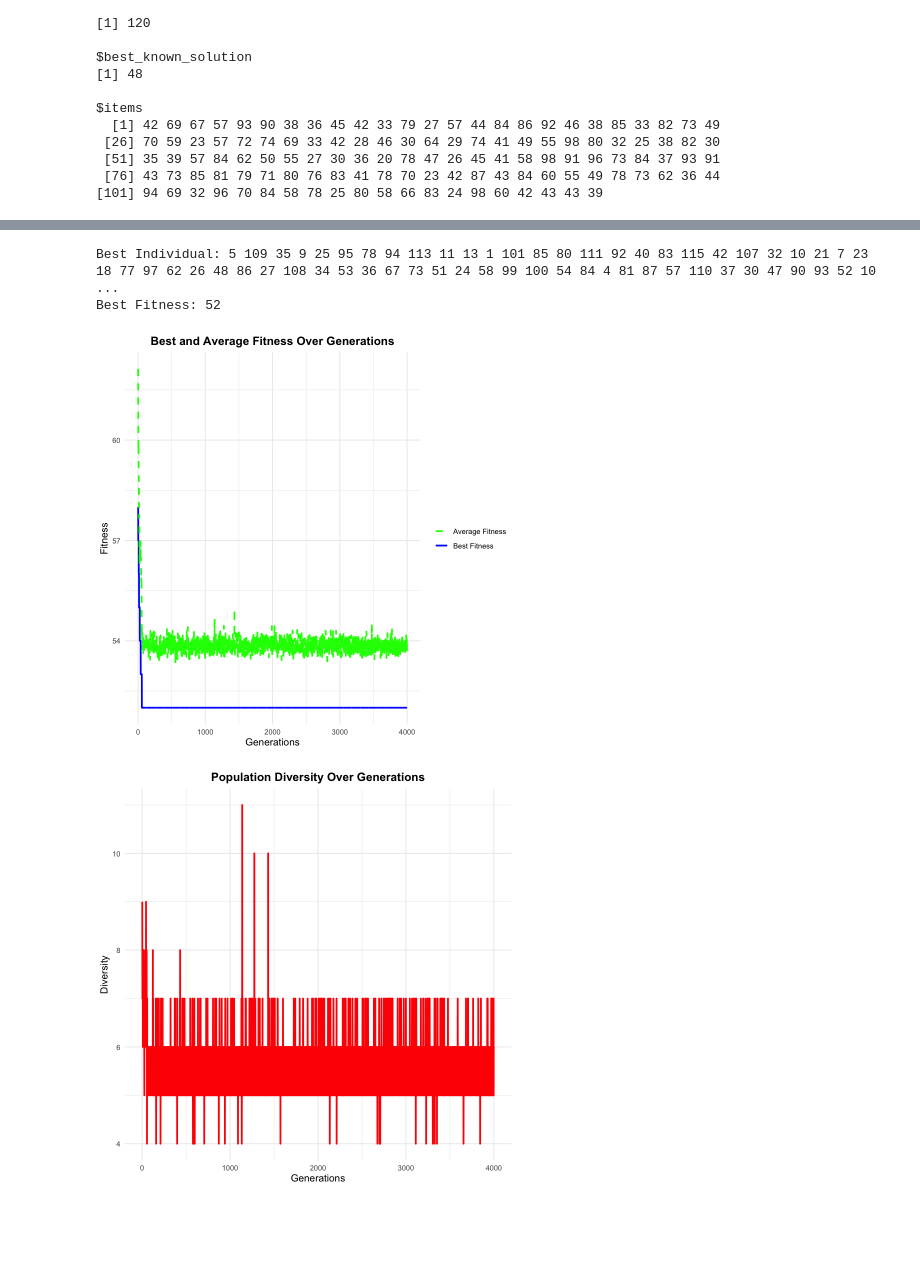
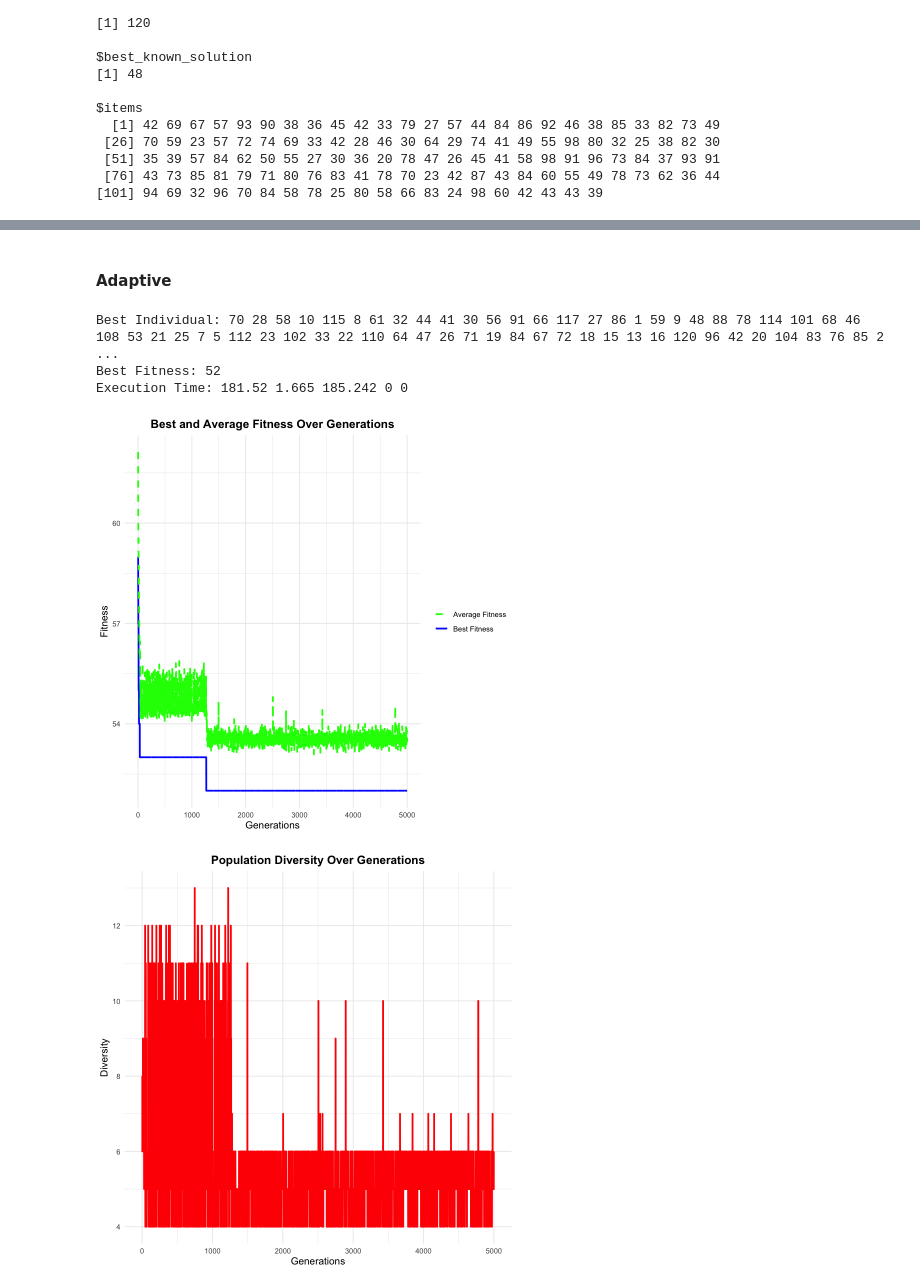
Before and after one commit to antargi/optimizacion, a Jupyter notebook: Investigación 2/inv_2.ipynb, the cells around one changed output, grey strips where cells are left out. Drawn from its saved outputs; the diff is of its cells as text; code cells hidden in the pictures; blank space fills up the shorter version.

Commit message:
mutation and crossover test

```diff
--- a/Investigación 2/inv_2.ipynb
+++ b/Investigación 2/inv_2.ipynb
@@ -235,8 +241,8 @@ one_point_crossover <- function(parent1, parent2) {
   size <- length(parent1)
   cut <- sample(2:(size - 1), 1)
 
-  child1 <- c(parent1[1:cut], parent2[(cut + 1):size])
-  child2 <- c(parent2[1:cut], parent1[(cut + 1):size])
+  child1 <- c(parent1[1:cut], setdiff(parent2, parent1[1:cut]))
+  child2 <- c(parent2[1:cut], setdiff(parent1, parent2[1:cut]))
 
   return(list(child1, child2))
 }
@@ -318,7 +324,7 @@ insertion_mutation <- function(individual) {
 # %% [markdown]
 ### Algoritmo genético
 # %%
-GA <- function(bp, population_size, mutation_rate, generations, elite_ratio = 0.1, mutation_strategy = "swap", crossover_strategy = "two_point", selection_method = "tournament", tournament_size = 3, diversity_threshold = 0.9) {
+GA <- function(bp, population_size, mutation_rate, generations, elite_ratio = 0.1, mutation_strategy = "swap", crossover_strategy = "two_point", selection_method = "tournament", tournament_size = 3, diversity_threshold = 0.9, use_diversity = TRUE) {
   n <- length(bp$item_sizes)
   population <- generate_initial_population(population_size, n)
   fitness <- sapply(population, fitness_function)
@@ -367,7 +373,12 @@ GA <- function(bp, population_size, mutation_rate, generations, elite_ratio = 0.
       next_population[[i+1]] <- offspring[[2]]
     }
 
-    population <- introduce_diversity(next_population, diversity_threshold)
+    if (use_diversity) {
+      population <- introduce_diversity(next_population, diversity_threshold)
+    } else {
+      population <- next_population
+    }
+
     fitness <- sapply(population, fitness_function)
     current_best_fitness <- min(fitness)
     if (current_best_fitness < best_fitness) {
@@ -412,3 +423,7 @@ $items
  [51] 35 39 57 84 62 50 55 27 30 36 20 78 47 26 45 41 58 98 91 96 73 84 37 93 91
  [76] 43 73 85 81 79 71 80 76 83 41 78 70 23 42 87 43 84 60 55 49 78 73 62 36 44
 [101] 94 69 32 96 70 84 58 78 25 80 58 66 83 24 98 60 42 43 43 39
+# %%
+instance <- instances[[1]]
+generationsNumber <- 5000;
+bp <- BinPacking$new(item_sizes = instance$items, bin_capacity = instance$bin_capacity)
@@ -420,26 +600,32 @@ $items
+# %% [markdown]
+#### Adaptive
 # %%
-instance <- instances[[1]]
-generationsNumber <- 4000;
-bp <- BinPacking$new(item_sizes = instance$items, bin_capacity = instance$bin_capacity)
-result <- GA(bp,
-             population_size = 80,
-             mutation_rate = 0.01,
-             generations = generationsNumber,
-             elite_ratio = 0.1,
-             mutation_strategy = "adaptive",
-             crossover_strategy = "two_point",
-             selection_method = "tournament",
-             tournament_size = 3,
-             diversity_threshold = 0.9)
+execution_time <- system.time({
+  result <- GA(bp,
+               population_size = 80,
+               mutation_rate = 0.01,
+               generations = generationsNumber,
+               elite_ratio = 0.1,
+               mutation_strategy = "adaptive",
+               crossover_strategy = "two_point",
+               selection_method = "tournament",
+               tournament_size = 3,
+               diversity_threshold = 0.9)
+})
+
 cat("Best Individual:", result$best_individual, "\nBest Fitness:", result$best_fitness, "\n")
+cat("Execution Time:", execution_time, "\n")
+
 best_fitness <- result$best_fitness_over_time
 average_fitness <- result$average_fitness_over_time
 diversity <- result$diversity_over_time
 
 plot_fitness(generationsNumber, best_fitness, average_fitness)
 plot_diversity(generationsNumber, diversity)
+beepr::beep()
 # %% [output]
-Best Individual: 5 109 35 9 25 95 78 94 113 11 13 1 101 85 80 111 92 40 83 115 42 107 32 10 21 7 23 18 77 97 62 26 48 86 27 108 34 53 36 67 73 51 24 58 99 100 54 84 4 81 87 57 110 37 30 47 90 93 52 10 ...
+Best Individual: 70 28 58 10 115 8 61 32 44 41 30 56 91 66 117 27 86 1 59 9 48 88 78 114 101 68 46 108 53 21 25 7 5 112 23 102 33 22 110 64 47 26 71 19 84 67 72 18 15 13 16 120 96 42 20 104 83 76 85 2 ...
 Best Fitness: 52
+Execution Time: 181.52 1.665 185.242 0 0
-[figure, old version]
+[figure, new version]
-[figure, old version]
+[figure, new version]
```
Also changed, not shown: parts of 24 cells of this notebook.
